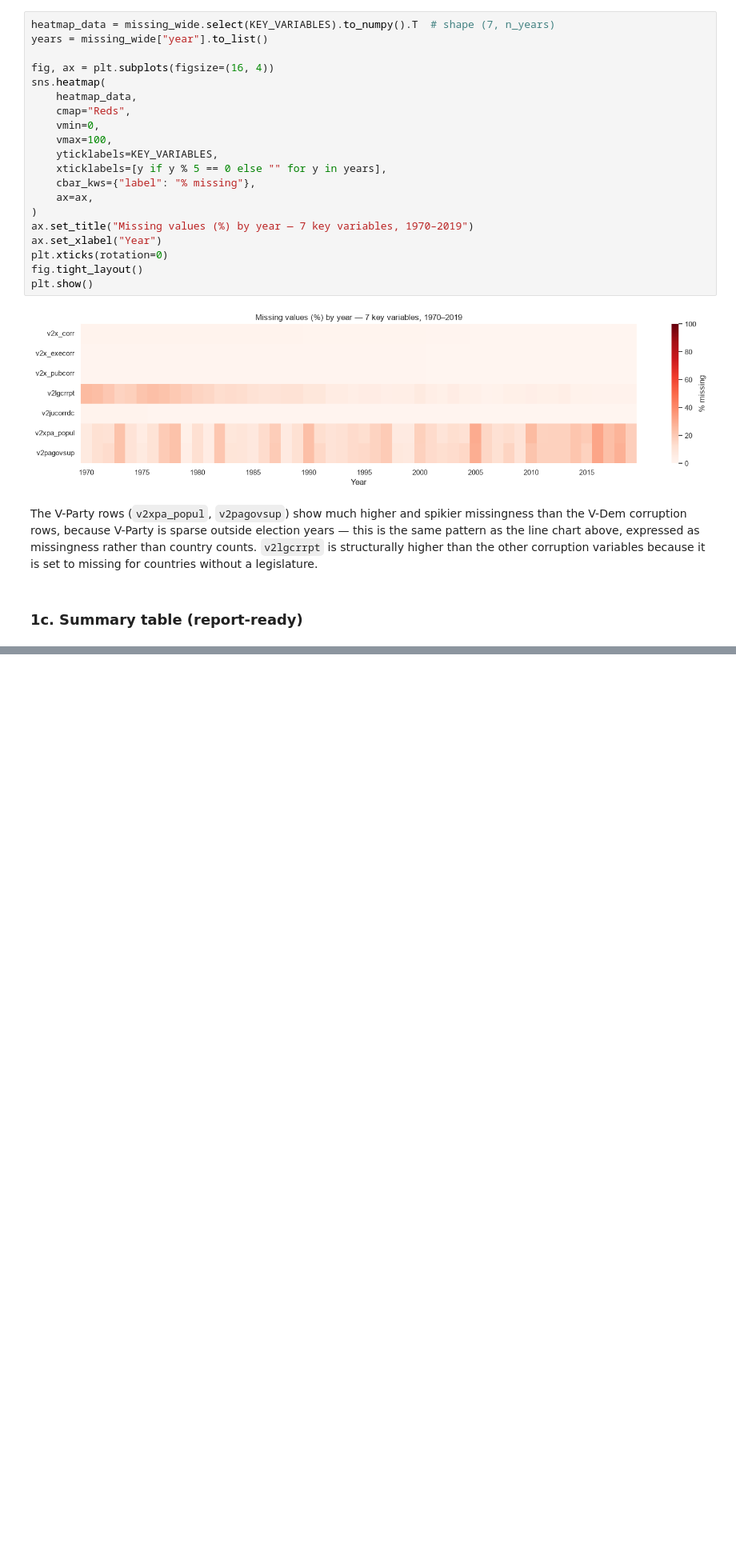
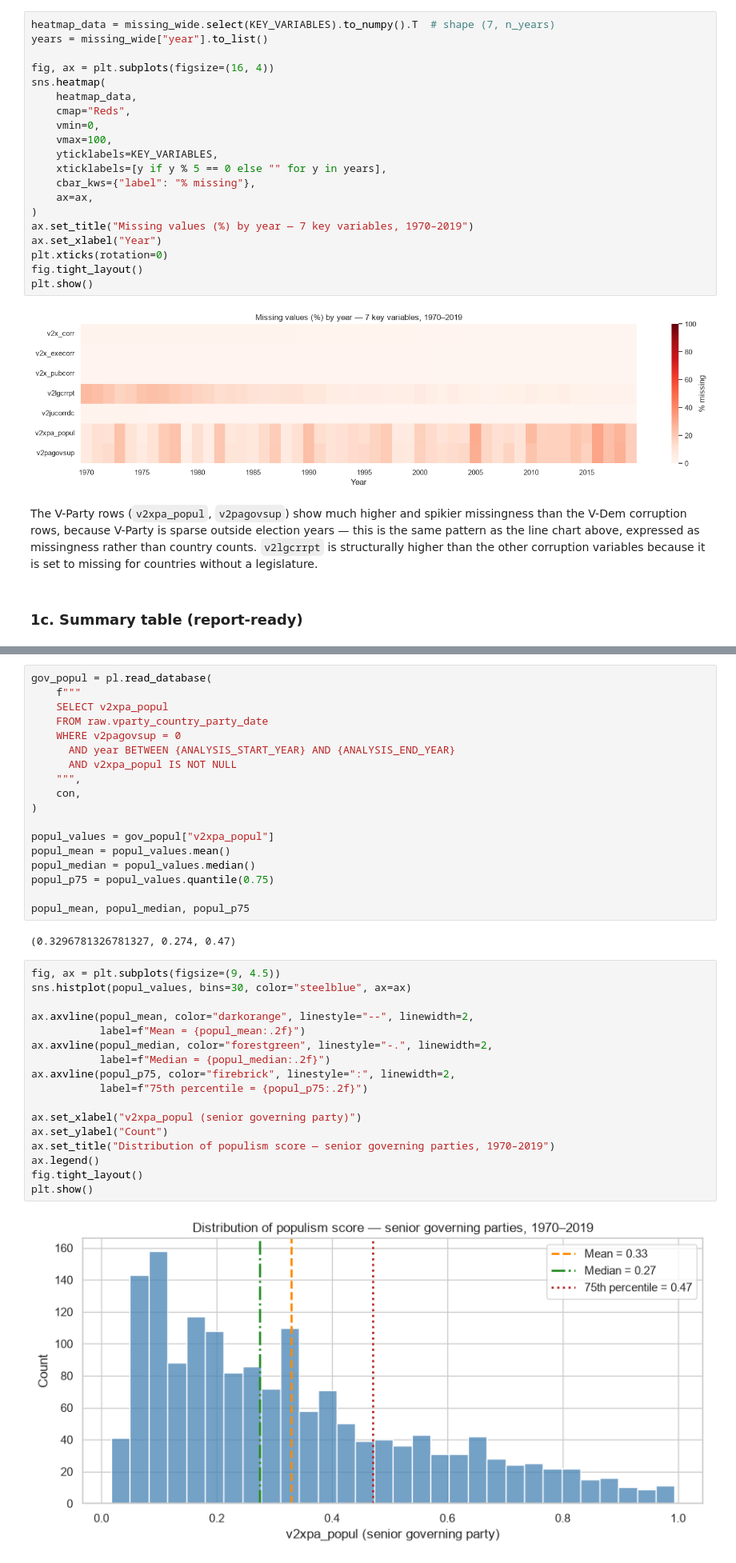
Before and after one commit to VYelisieievV/data-science-lab-bicocca, a Jupyter notebook: notebooks/01_eda_populism_corruption.ipynb, the cells around one changed output, grey strips where cells are left out. Shown at 80% size. Saved outputs shown, nothing was run; the diff lists cells and outputs as text; blank space fills up the shorter version.

Commit message:
EDA section 2a: populism score distribution with mean/median/p75 markers

```diff
--- a/notebooks/01_eda_populism_corruption.ipynb
+++ b/notebooks/01_eda_populism_corruption.ipynb
@@ -286,0 +293,39 @@ shape: (7, 7)
+# %%
+gov_popul = pl.read_database(
+    f"""
+    SELECT v2xpa_popul
+    FROM raw.vparty_country_party_date
+    WHERE v2pagovsup = 0
+      AND year BETWEEN {ANALYSIS_START_YEAR} AND {ANALYSIS_END_YEAR}
+      AND v2xpa_popul IS NOT NULL
+    """,
+    con,
+)
+
+popul_values = gov_popul["v2xpa_popul"]
+popul_mean = popul_values.mean()
+popul_median = popul_values.median()
+popul_p75 = popul_values.quantile(0.75)
+
+popul_mean, popul_median, popul_p75
+# %% [output]
+(0.3296781326781327, 0.274, 0.47)
+# %%
+fig, ax = plt.subplots(figsize=(9, 4.5))
+sns.histplot(popul_values, bins=30, color="steelblue", ax=ax)
+
+ax.axvline(popul_mean, color="darkorange", linestyle="--", linewidth=2,
+           label=f"Mean = {popul_mean:.2f}")
+ax.axvline(popul_median, color="forestgreen", linestyle="-.", linewidth=2,
+           label=f"Median = {popul_median:.2f}")
+ax.axvline(popul_p75, color="firebrick", linestyle=":", linewidth=2,
+           label=f"75th percentile = {popul_p75:.2f}")
+
+ax.set_xlabel("v2xpa_popul (senior governing party)")
+ax.set_ylabel("Count")
+ax.set_title("Distribution of populism score — senior governing parties, 1970–2019")
+ax.legend()
+fig.tight_layout()
+plt.show()
+# %% [output]
+[figure, added]
```
Also changed, not shown: parts of 3 cells of this notebook.
